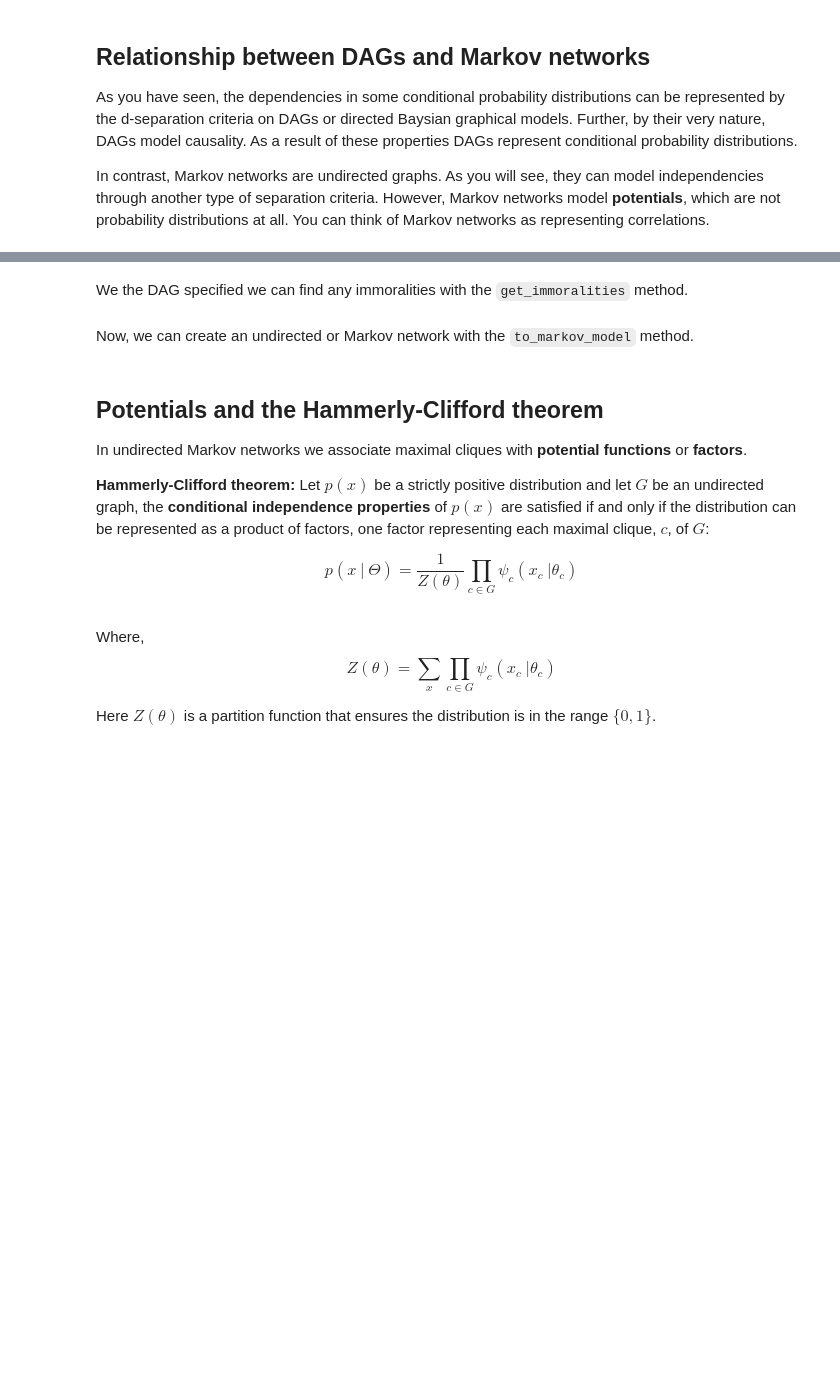
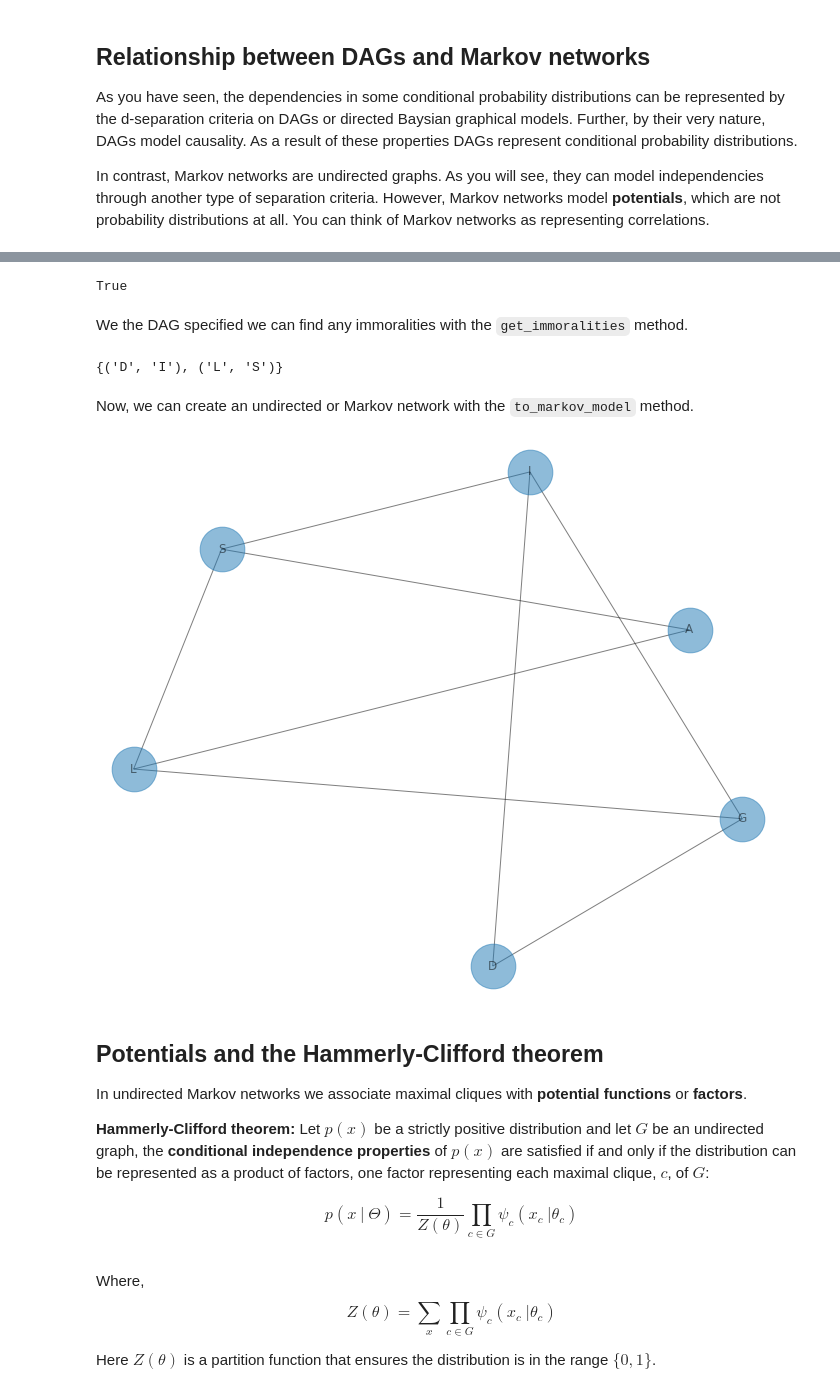
Before and after one commit to StephenElston/CSCI_E_82A_Probabalistic_Programming, a Jupyter notebook: Lesson2_MarkovNetworks/IntroductionToMarkovNetworks.ipynb, the cells around one changed output, grey strips where cells are left out. Saved outputs shown, nothing was run; the diff lists cells and outputs as text; code cells hidden in the pictures; blank space fills up the shorter version.

```diff
--- a/Lesson2_MarkovNetworks/IntroductionToMarkovNetworks.ipynb
+++ b/Lesson2_MarkovNetworks/IntroductionToMarkovNetworks.ipynb
@@ -143,10 +147,10 @@ The above example is simple, unrealistically so. The figure below shows a somewh
 
 The MN in the above diagram has two fully connected cliques; $\{1,2,3\}$ and $\{2, 3, 4\}$. The sets $\{1,2\}$, $\{2,3\}$, $\{3,4\}$, and $\{1,4\}$ cannot be maximal cliques as each node has other connections that will form fully connected cliques. Further, $\{1,2,4\}$ and $\{1, 3, 4\}$ cannot be cliques as they are not fully connected.
 # %%
-student_model = BayesianModel([('D', 'G'), ('I', 'G'), ('G', 'L'), ('I', 'S')])
+student_model = BayesianModel([('D', 'G'), ('I', 'G'), ('G', 'L'), ('I', 'S'), ('L', 'A'), ('S', 'A')])
 
-CDP_D = TabularCPD(variable='D', variable_card=2, values=[[0.7, 0.3]])
-CDP_I = TabularCPD(variable='I', variable_card=2, values=[[0.8, 0.2]])
+CDP_D = TabularCPD(variable='D', variable_card=2, values=[[0.7], [0.3]])
+CDP_I = TabularCPD(variable='I', variable_card=2, values=[[0.8], [0.2]])
 CDP_L = TabularCPD(variable='L', variable_card=2,
                    values=[[0.1, 0.4, 0.99],
                            [0.9, 0.6, 0.01]],
@@ -163,16 +167,30 @@ CDP_G = TabularCPD(variable='G', variable_card=3,
                            [0.3, 0.7,  0.02, 0.2]],
                   evidence=['I', 'D'],
                   evidence_card=[2, 2])
-student_model.add_cpds(CDP_D, CDP_I, CDP_S, CDP_G, CDP_L)
+CPD_A = TabularCPD(variable='A', variable_card=2,
+                   values=[[0.9, 0.8,  0.7, 0.2],
+                           [0.1, 0.2, 0.3, 0.8]],
+                  evidence=['L', 'S'],
+                  evidence_card=[2, 2])
+student_model.add_cpds(CDP_D, CDP_I, CDP_S, CDP_G, CDP_L, CPD_A)
 student_model.check_model()
+# %% [output]
+True
 # %% [markdown]
 We the DAG specified we can find any immoralities with the `get_immoralities` method.
 # %%
 student_model.get_immoralities()
+# %% [output]
+{('D', 'I'), ('L', 'S')}
 # %% [markdown]
 Now, we can create an undirected or Markov network with the `to_markov_model` method.
 # %%
 student_mn = student_model.to_markov_model()
+# %%
+fig,ax = plt.subplots(figsize=(12,10))
+nx.draw(student_mn, with_labels=True, alpha=0.5, node_size=2000, ax=ax)
+# %% [output]
+[figure, added]
 # %% [markdown]
 ## Potentials and the Hammerly-Clifford theorem
 
```
Also changed, not shown: parts of 17 cells of this notebook, 8 other files.
